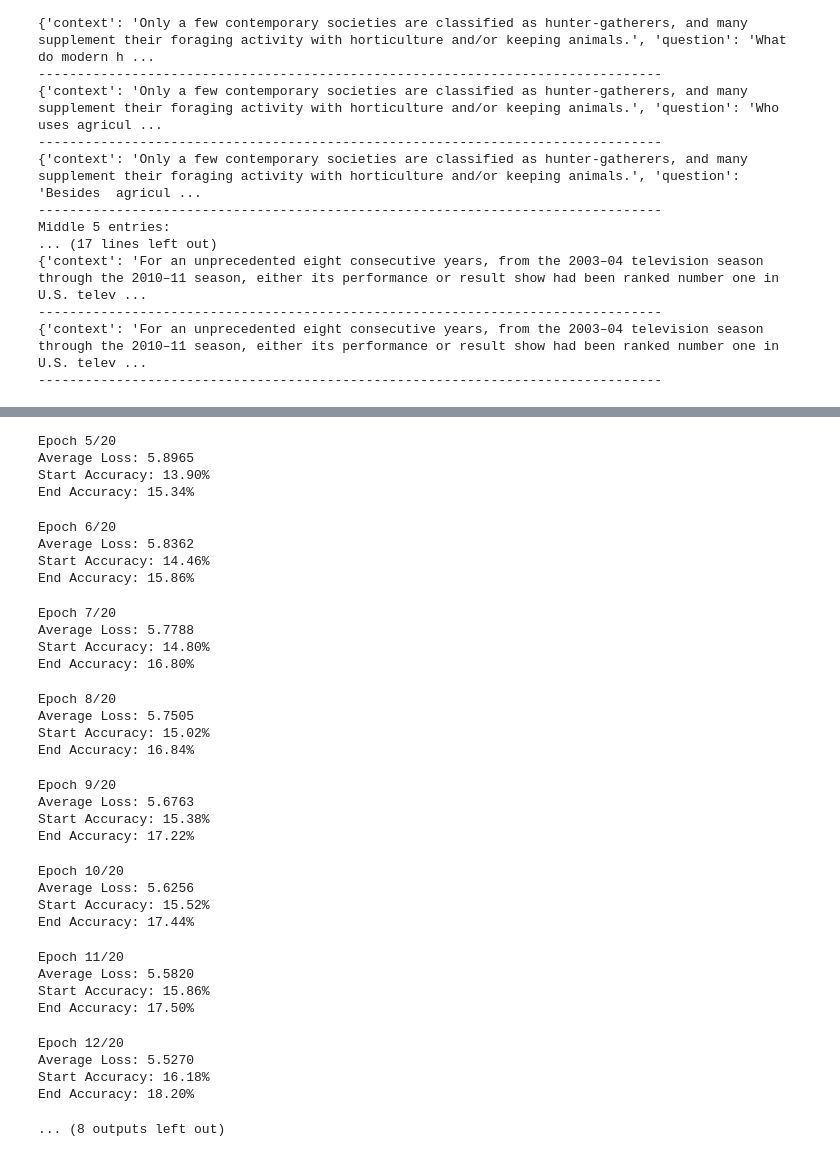
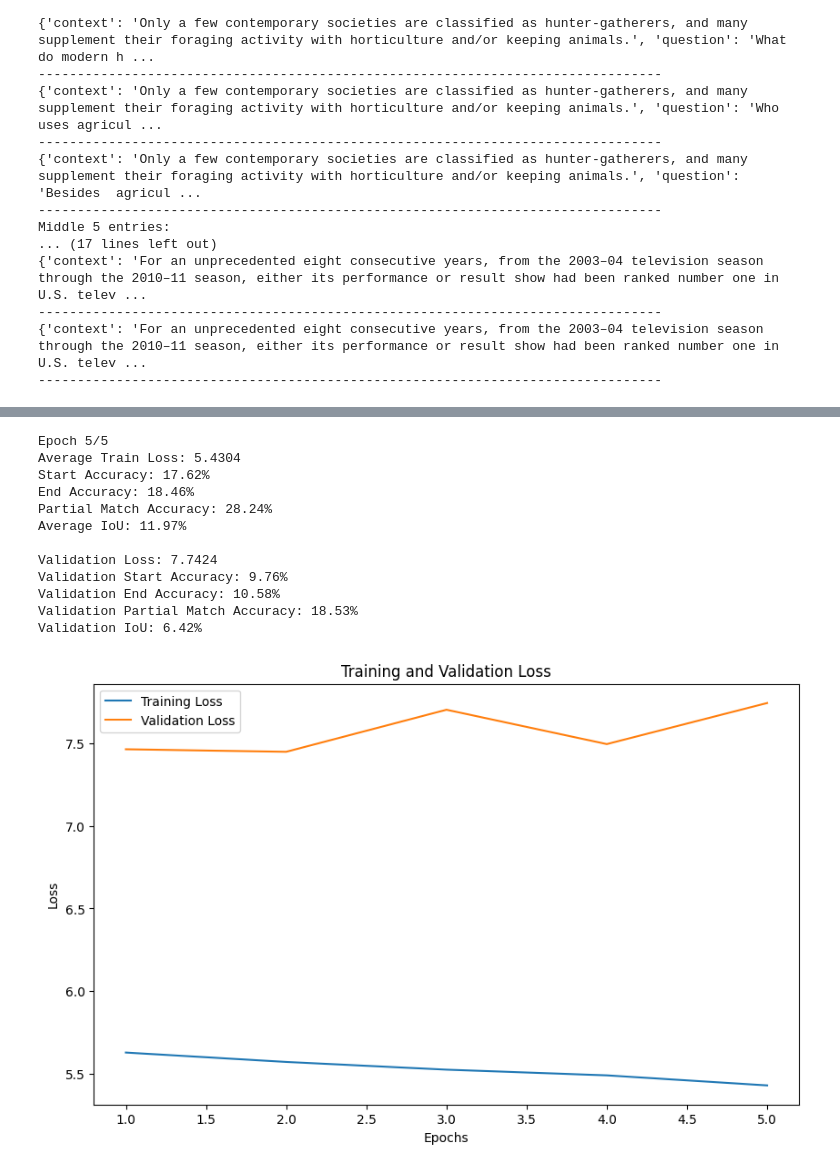
Before and after one commit to SarahEhabGamil/NLP-project, a Jupyter notebook: MS2.ipynb, the cells around one changed output, grey strips where cells are left out. Saved outputs shown, nothing was run; the diff lists cells and outputs as text; code cells hidden in the pictures.

```diff
--- a/MS2.ipynb
+++ b/MS2.ipynb
@@ -252,6 +290,12 @@ def get_embedding_sequence(tokens, embeddings_dict, embedding_dim):
 train_df['embedding_sequence'] = train_df['input_tokens'].apply(
     lambda tokens: get_embedding_sequence(tokens, glove_embeddings, embedding_dim)
 )
+val_df['embedding_sequence'] = val_df['input_tokens'].apply(
+    lambda tokens: get_embedding_sequence(tokens, glove_embeddings, embedding_dim)
+)
+test_df['embedding_sequence'] = test_df['input_tokens'].apply(
+    lambda tokens: get_embedding_sequence(tokens, glove_embeddings, embedding_dim)
+)
 
 print(train_df['embedding_sequence'].iloc[0].shape)  # (sequence_len, 100)
 # %% [output]
@@ -306,8 +387,14 @@ mask_tensor = torch.tensor(attention_masks, dtype=torch.float32)
 # %%
 from torch.utils.data import TensorDataset, DataLoader
 
-train_data = TensorDataset(inputs_tensor, start_tensor, end_tensor)
+train_data = TensorDataset(train_inputs_tensor, train_start_tensor, train_end_tensor)
 train_loader = DataLoader(train_data, batch_size=8, shuffle=True)
+
+val_data = TensorDataset(val_inputs_tensor, val_start_tensor, val_end_tensor)
+val_loader = DataLoader(val_data, batch_size=8, shuffle=True)
+
+test_data = TensorDataset(test_inputs_tensor, test_start_tensor, test_end_tensor)
+test_loader = DataLoader(test_data, batch_size=8, shuffle=True)
 # %%
 import torch.nn as nn
 
@@ -331,7 +418,7 @@ class QA_Model(nn.Module):
         self.dropout = nn.Dropout(dropout)
         self.fc2 = nn.Linear(hidden_dim, 2)  # Output: start & end logits per token
 
-    def forward(self, x, attention_mask=None):
+    def forward(self, x):
         lstm_out, _ = self.lstm(x)  # (batch_size, seq_len, hidden_dim*2)
 
         x = self.fc1(lstm_out)      # (batch_size, seq_len, hidden_dim)
@@ -343,16 +430,13 @@ class QA_Model(nn.Module):
         start_logits = start_logits.squeeze(-1)
         end_logits = end_logits.squeeze(-1)
 
-        if attention_mask is not None:
-            start_logits = start_logits * attention_mask
-            end_logits = end_logits * attention_mask
-
         return start_logits, end_logits
 # %%
 # Hyperparameters
 EMBEDDING_DIM = 100
 HIDDEN_DIM = 256
 DROPOUT = 0.2
+device = "cpu"
 
 model = QA_Model(
     embedding_dim=EMBEDDING_DIM,
@@ -419,3 +724,3 @@ def train_model(model, train_loader, optimizer, num_epochs=5, device="cpu"):
 # %%
-train_model(model, train_loader, optimizer, num_epochs=20, device='cpu')
+train_model(model, train_loader, val_loader, optimizer, num_epochs=5, device='cpu')
 # %% [output]
@@ -438,33 +775,13 @@ End Accuracy: 14.74%
-Epoch 5/20
-Average Loss: 5.8965
-Start Accuracy: 13.90%
-End Accuracy: 15.34%
+Epoch 5/5
+Average Train Loss: 5.4304
+Start Accuracy: 17.62%
+End Accuracy: 18.46%
+Partial Match Accuracy: 28.24%
+Average IoU: 11.97%
+
+Validation Loss: 7.7424
+Validation Start Accuracy: 9.76%
+Validation End Accuracy: 10.58%
+Validation Partial Match Accuracy: 18.53%
+Validation IoU: 6.42%
-Epoch 6/20
-Average Loss: 5.8362
-Start Accuracy: 14.46%
-End Accuracy: 15.86%
-Epoch 7/20
-Average Loss: 5.7788
-Start Accuracy: 14.80%
-End Accuracy: 16.80%
-Epoch 8/20
-Average Loss: 5.7505
-Start Accuracy: 15.02%
-End Accuracy: 16.84%
-Epoch 9/20
-Average Loss: 5.6763
-Start Accuracy: 15.38%
-End Accuracy: 17.22%
-Epoch 10/20
-Average Loss: 5.6256
-Start Accuracy: 15.52%
-End Accuracy: 17.44%
-Epoch 11/20
-Average Loss: 5.5820
-Start Accuracy: 15.86%
-End Accuracy: 17.50%
-Epoch 12/20
-Average Loss: 5.5270
-Start Accuracy: 16.18%
-End Accuracy: 18.20%
-... (8 outputs left out)
+[figure, added]
```
Also changed, not shown: parts of 15 cells of this notebook.
